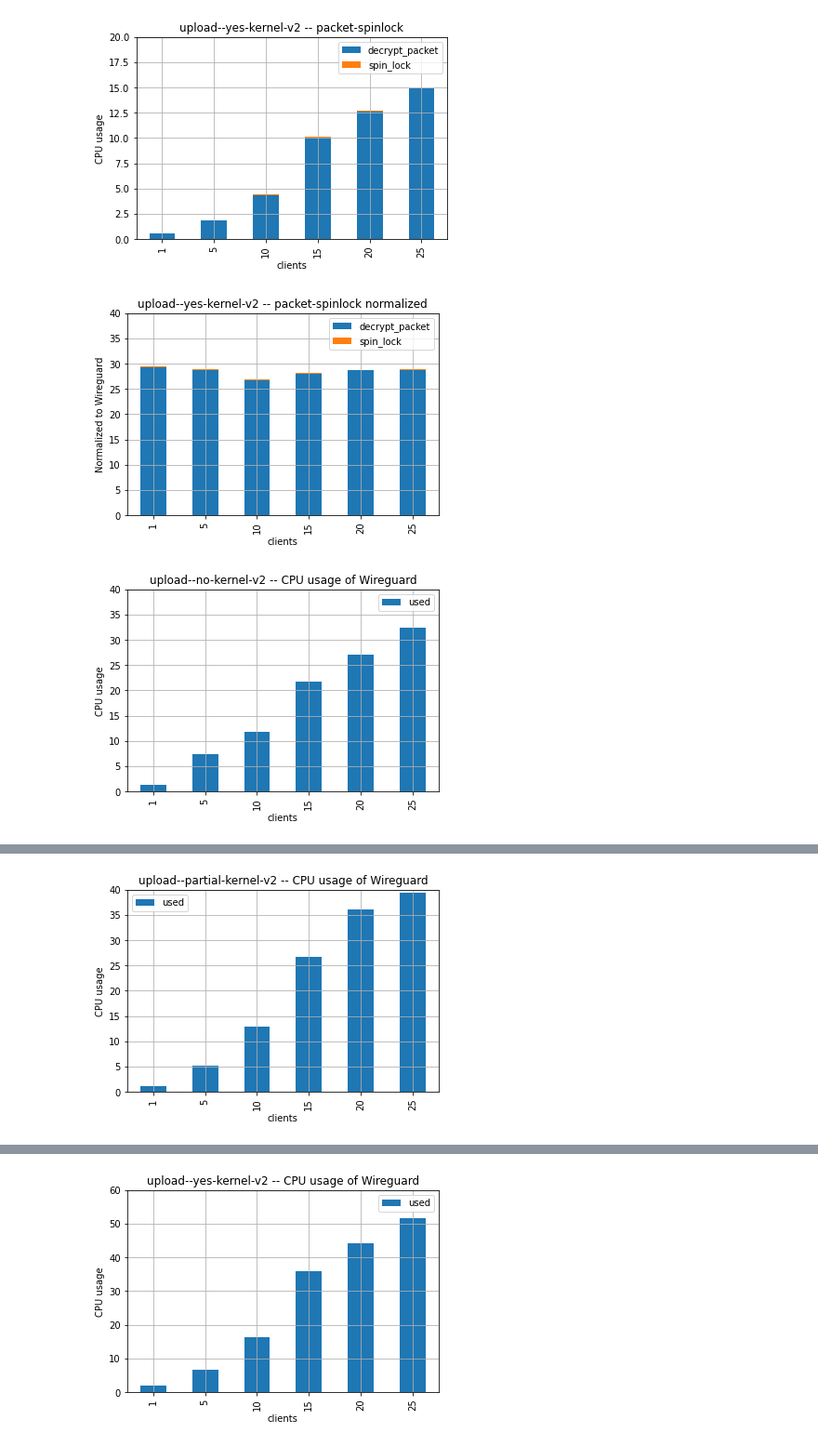
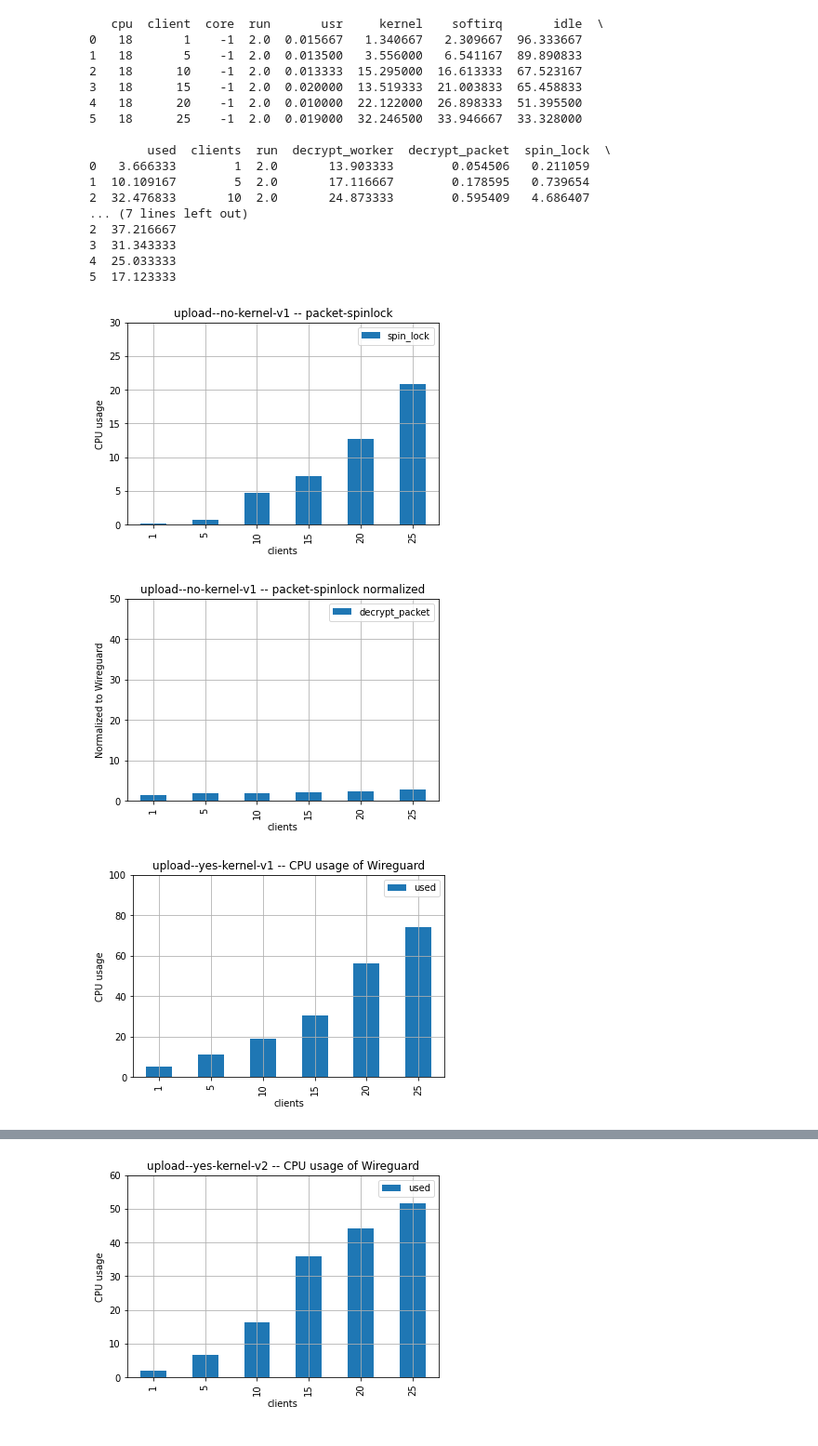
Before and after one commit to cesar237/wireguard-results-analysis, a Jupyter notebook: notebooks/Decrypt Time.ipynb, the cells around one changed output, grey strips where cells are left out. Shown at 93% size. Cells and saved outputs as stored; diff of their text form; code cells hidden in the pictures.

```diff
--- a/notebooks/Decrypt Time.ipynb
+++ b/notebooks/Decrypt Time.ipynb
@@ -105,7 +105,7 @@ def infos_resdir(resdir):
         'path': t
     }
 # %%
-maindir = "../cryptonce-trace-v2"
+maindir = "../gonogo-2"
 res_dirs = [infos_resdir(f) for f in os.listdir(maindir)]
 # %%
 for res_dir in res_dirs:
@@ -122,17 +122,18 @@ for res_dir in res_dirs:
     df_2.spin_lock = df_2.spin_lock * df_2.used / 100
 
     df_2.plot.bar(x='clients', y='used', grid=True, ylabel="CPU usage",
-                 ylim=[0, 40],
+                 ylim=[0, 100],
                  title=f"{res_dir['test']} -- CPU usage of Wireguard")
     plt.show()
-    df_2.plot.bar(x='clients', y=['decrypt_packet', 'spin_lock'],
+    df_2.plot.bar(x='clients', y=['spin_lock'],
                 grid=True, ylabel="CPU usage",
-                ylim=[0, 20], stacked=True,
+                ylim=[0, 30], stacked=True,
                  title=f"{res_dir['test']} -- packet-spinlock")
+    print(df_2)
     plt.show()
-    df.plot.bar(x='clients', y=['decrypt_packet', 'spin_lock'],
+    df.plot.bar(x='clients', y=['decrypt_packet'],
                 grid=True, ylabel="Normalized to Wireguard",
-                ylim=[0, 40], stacked=True,
+                ylim=[0, 50], stacked=True,
                 title=f"{res_dir['test']} -- packet-spinlock normalized")
     plt.show()
 #     df.plot.bar(x='clients', y=['decrypt_worker'],
@@ -145,3 +146,20 @@ for res_dir in res_dirs:
+   cpu  client  core  run       usr     kernel    softirq       idle  \
+0   18       1    -1  2.0  0.015667   1.340667   2.309667  96.333667
+1   18       5    -1  2.0  0.013500   3.556000   6.541167  89.890833
+2   18      10    -1  2.0  0.013333  15.295000  16.613333  67.523167
+3   18      15    -1  2.0  0.020000  13.519333  21.003833  65.458833
+4   18      20    -1  2.0  0.010000  22.122000  26.898333  51.395500
+5   18      25    -1  2.0  0.019000  32.246500  33.946667  33.328000
+
+        used  clients  run  decrypt_worker  decrypt_packet  spin_lock  \
+0   3.666333        1  2.0       13.903333        0.054506   0.211059
+1  10.109167        5  2.0       17.116667        0.178595   0.739654
+2  32.476833       10  2.0       24.873333        0.595409   4.686407
+... (7 lines left out)
+2  37.216667
+3  31.343333
+4  25.033333
+5  17.123333
-[figure, old version]
+[figure, new version]
-[figure, old version]
+[figure, new version]
-[figure, old version]
+[figure, new version]
@@ -150 +184,0 @@ for res_dir in res_dirs:
-[figure, removed]
```
Also changed, not shown: parts of 1 cell of this notebook, 3 other files.
